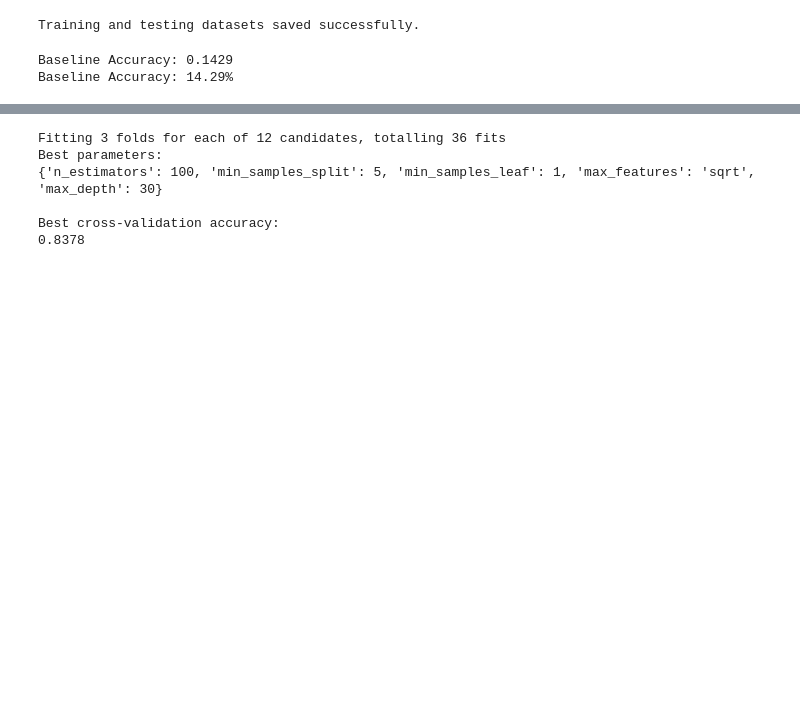
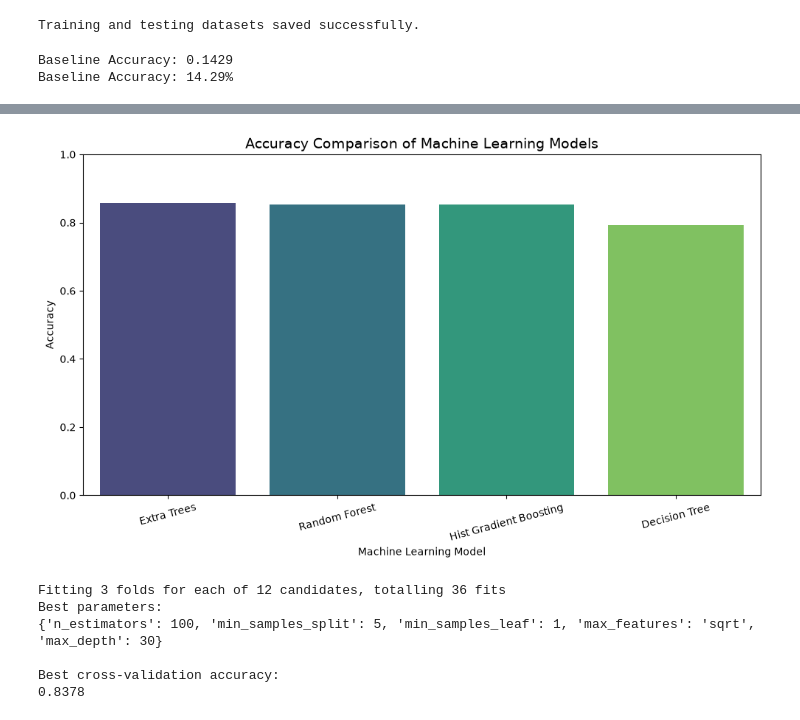
Before and after one commit to rakeshraikar1989/Forest-Cover-Prediction, a Jupyter notebook: notebooks/PRCP_1005_Forest_Cover_Prediction.ipynb, the cells around one changed output, grey strips where cells are left out. Drawn from its saved outputs; the diff is of its cells as text; code cells hidden in the pictures; blank space fills up the shorter version.

```diff
--- a/notebooks/PRCP_1005_Forest_Cover_Prediction.ipynb
+++ b/notebooks/PRCP_1005_Forest_Cover_Prediction.ipynb
@@ -253,3 +433,33 @@ display(results_df)
+# %%
+# Model Accuracy Comparison
+
+plt.figure(figsize=(10, 6))
+
+sns.barplot(
+    data=results_df,
+    x="Model",
+    y="Accuracy",
+    hue="Model",
+    palette="viridis",
+    legend=False
+)
+
+plt.title("Accuracy Comparison of Machine Learning Models", fontsize=14)
+plt.xlabel("Machine Learning Model")
+plt.ylabel("Accuracy")
+plt.ylim(0, 1)
+plt.xticks(rotation=15)
+plt.tight_layout()
+
+plt.savefig(
+    "reports/charts/model_accuracy_comparison.png",
+    dpi=300,
+    bbox_inches="tight"
+)
+
+plt.show()
+# %% [output]
+[figure, added]
 # %%
 from sklearn.ensemble import ExtraTreesClassifier
 from sklearn.model_selection import RandomizedSearchCV, StratifiedKFold
```
Also changed, not shown: parts of 18 cells of this notebook, 12 other files.
